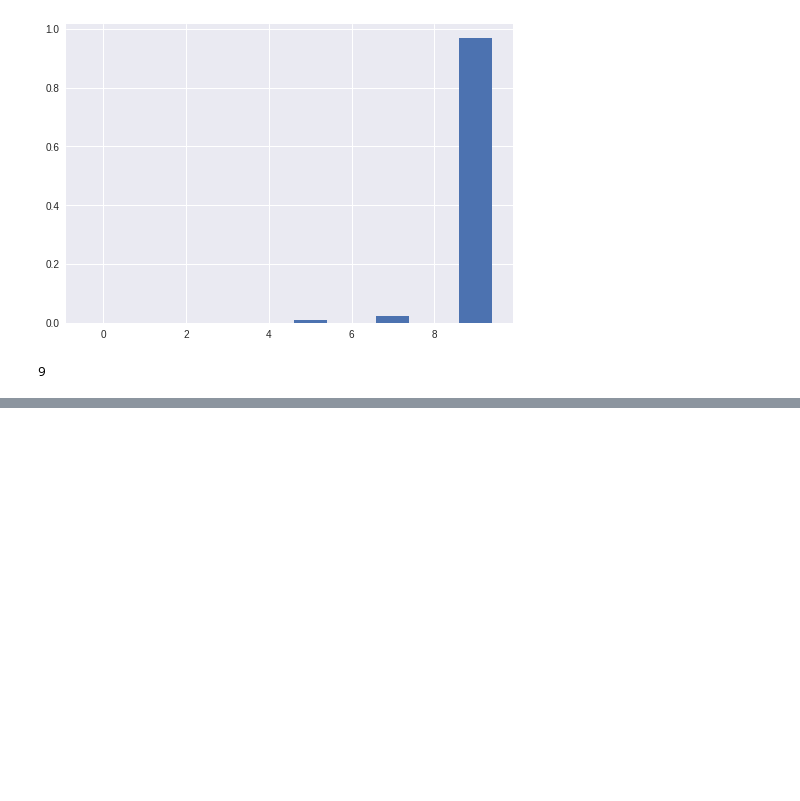
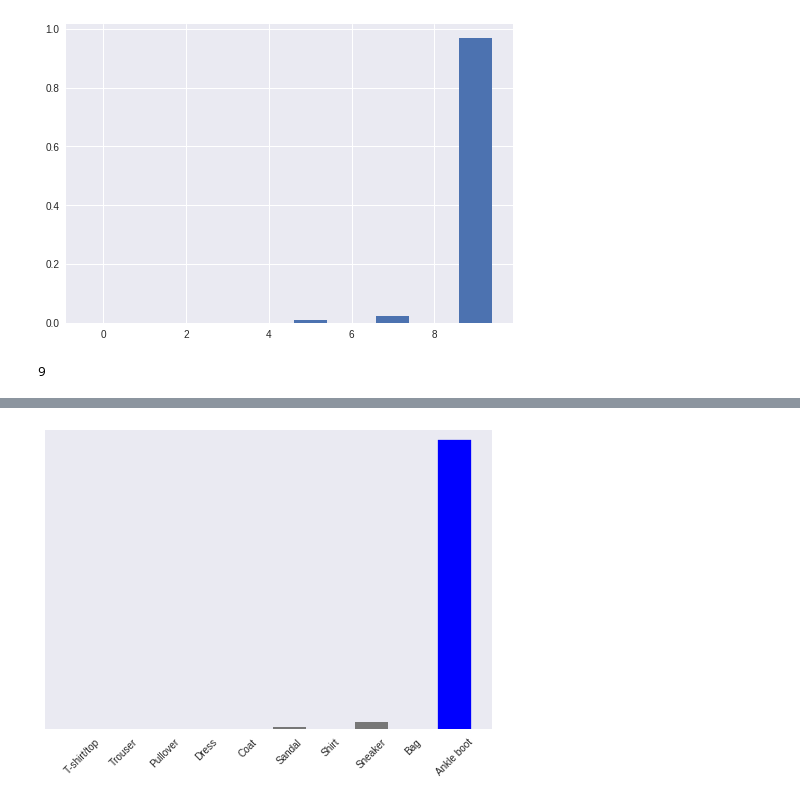
Before and after one commit to greenhandatsjtu/greenhandatsjtu.github.io, a Jupyter notebook: first_tensorflow.ipynb, the cells around one changed output, grey strips where cells are left out. Drawn from its saved outputs; the diff is of its cells as text; code cells hidden in the pictures; blank space fills up the shorter version.

```diff
--- a/first_tensorflow.ipynb
+++ b/first_tensorflow.ipynb
@@ -199,0 +235,5 @@ plot_value_array(i, predictions,  test_labels)
+# %%
+plot_value_array(0, predictions_single, test_labels)
+_=plt.xticks(range(10),class_names, rotation=45)
+# %% [output]
+[figure, added]
```
Also changed, not shown: parts of 9 cells of this notebook.
